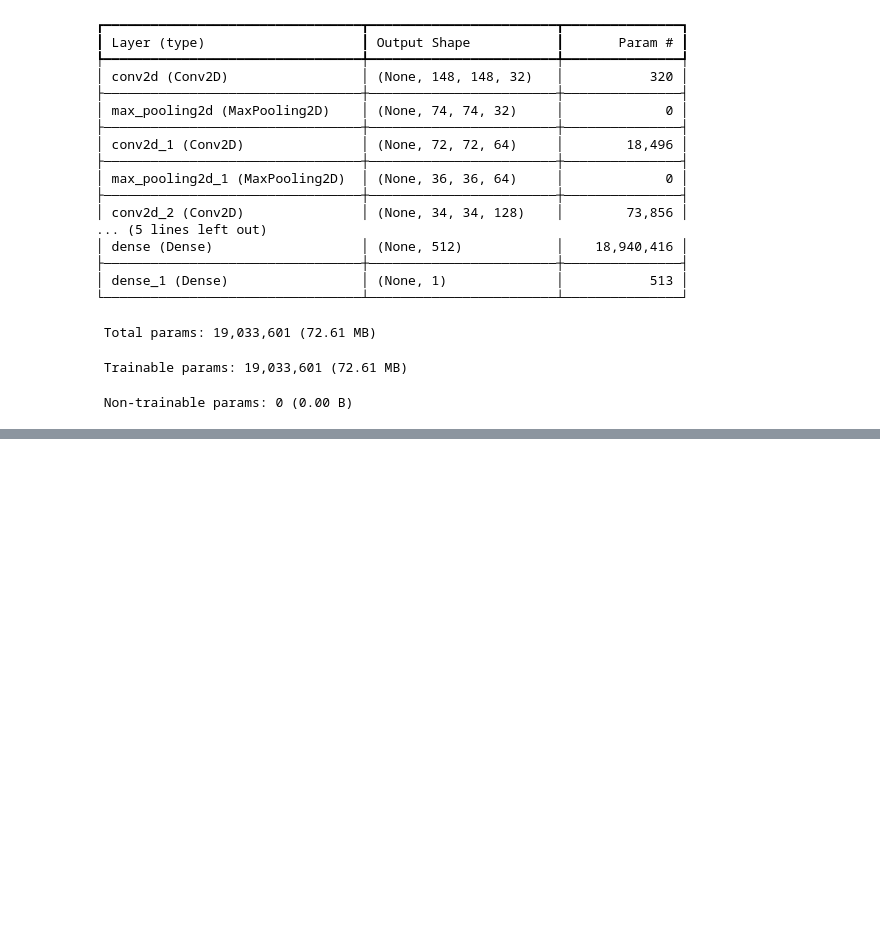
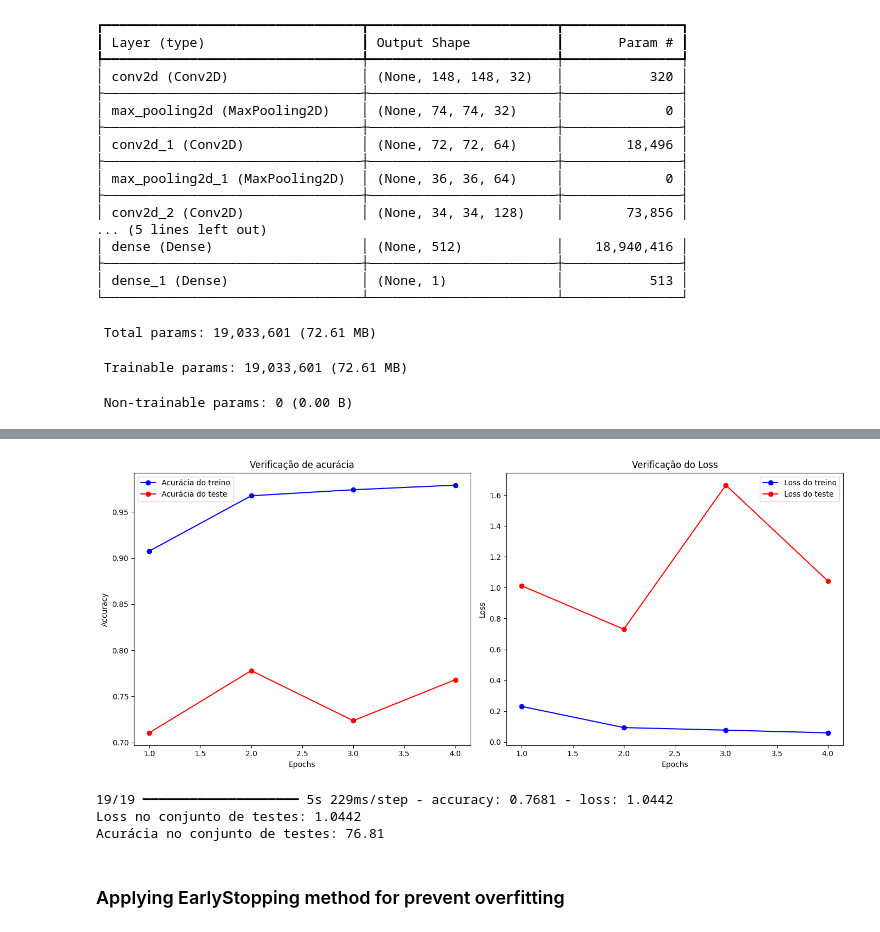
Before and after one commit to ianfeltrin/PyMIP-project, a Jupyter notebook: notebooks/project_03_deep_learnig/pneumonia_detector.ipynb, the cells around one changed output, grey strips where cells are left out. Saved outputs shown, nothing was run; the diff lists cells and outputs as text; code cells hidden in the pictures; blank space fills up the shorter version.

```diff
--- a/notebooks/project_03_deep_learnig/pneumonia_detector.ipynb
+++ b/notebooks/project_03_deep_learnig/pneumonia_detector.ipynb
@@ -221,7 +221,7 @@ model.compile(
 history = model.fit(
     train_generator,
     steps_per_epoch=train_generator.samples // BATCH_SIZE,
-    epochs=15,
+    epochs=4,
     validation_data=test_generator,
     validation_steps=test_generator.samples // BATCH_SIZE
 )
@@ -247,26 +237,40 @@ Epoch 9/15
 # %%
 acc = history.history['accuracy']
 val_acc = history.history['val_accuracy']
 loss = history.history['loss']
 val_loss = history.history['val_loss']
 
 epochs_range = range(1, len(acc) + 1)
 
 plt.figure(figsize=(14, 6))
 
 plt.subplot(1, 2, 1)
 plt.plot(epochs_range, acc, 'bo-', label='Acurácia do treino')
 plt.plot(epochs_range, val_acc, 'ro-', label='Acurácia do teste')
 plt.title('Verificação de acurácia')
 plt.xlabel('Epochs')
 plt.ylabel('Accuracy')
+plt.legend()
 
 plt.subplot(1, 2, 2)
 plt.plot(epochs_range, loss, 'bo-', label='Loss do treino')
 plt.plot(epochs_range, val_loss, 'ro-', label='Loss do teste')
 plt.title('Verificação do Loss')
 plt.xlabel('Epochs')
 plt.ylabel('Loss')
+plt.legend()
 
 plt.tight_layout()
 plt.show()
+# %% [output]
+[figure, added]
+# %%
+test_loss, test_accuracy = model.evaluate(test_generator, steps=test_generator.samples // BATCH_SIZE, verbose = 1)
+print(f"Loss no conjunto de testes: {test_loss:.4f}")
+print(f"Acurácia no conjunto de testes: {test_accuracy * 100:.2f}")
+# %% [output]
+19/19 ━━━━━━━━━━━━━━━━━━━━ 5s 229ms/step - accuracy: 0.7681 - loss: 1.0442
+Loss no conjunto de testes: 1.0442
+Acurácia no conjunto de testes: 76.81
+# %% [markdown]
+### Applying EarlyStopping method for prevent overfitting
```
Also changed, not shown: parts of 16 cells of this notebook.
